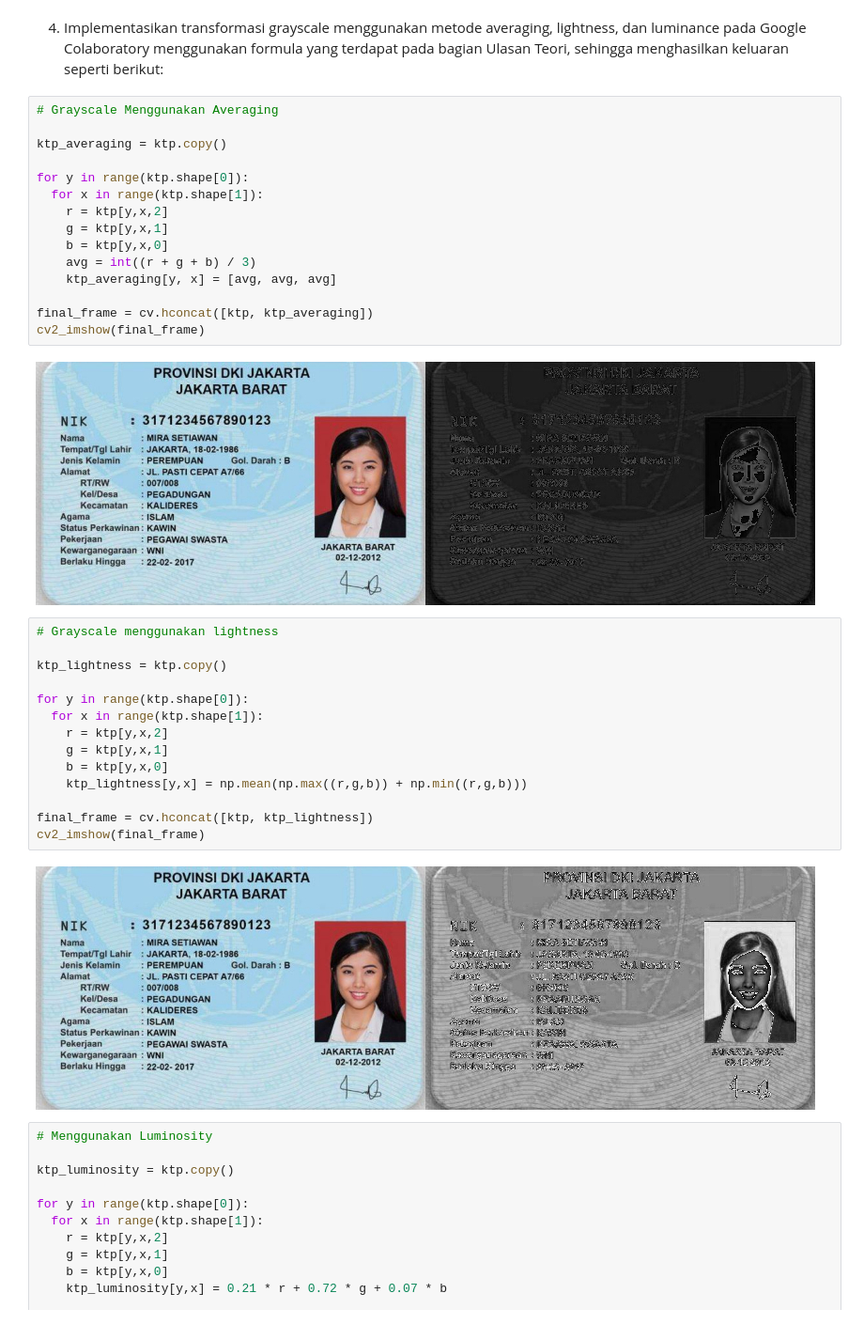
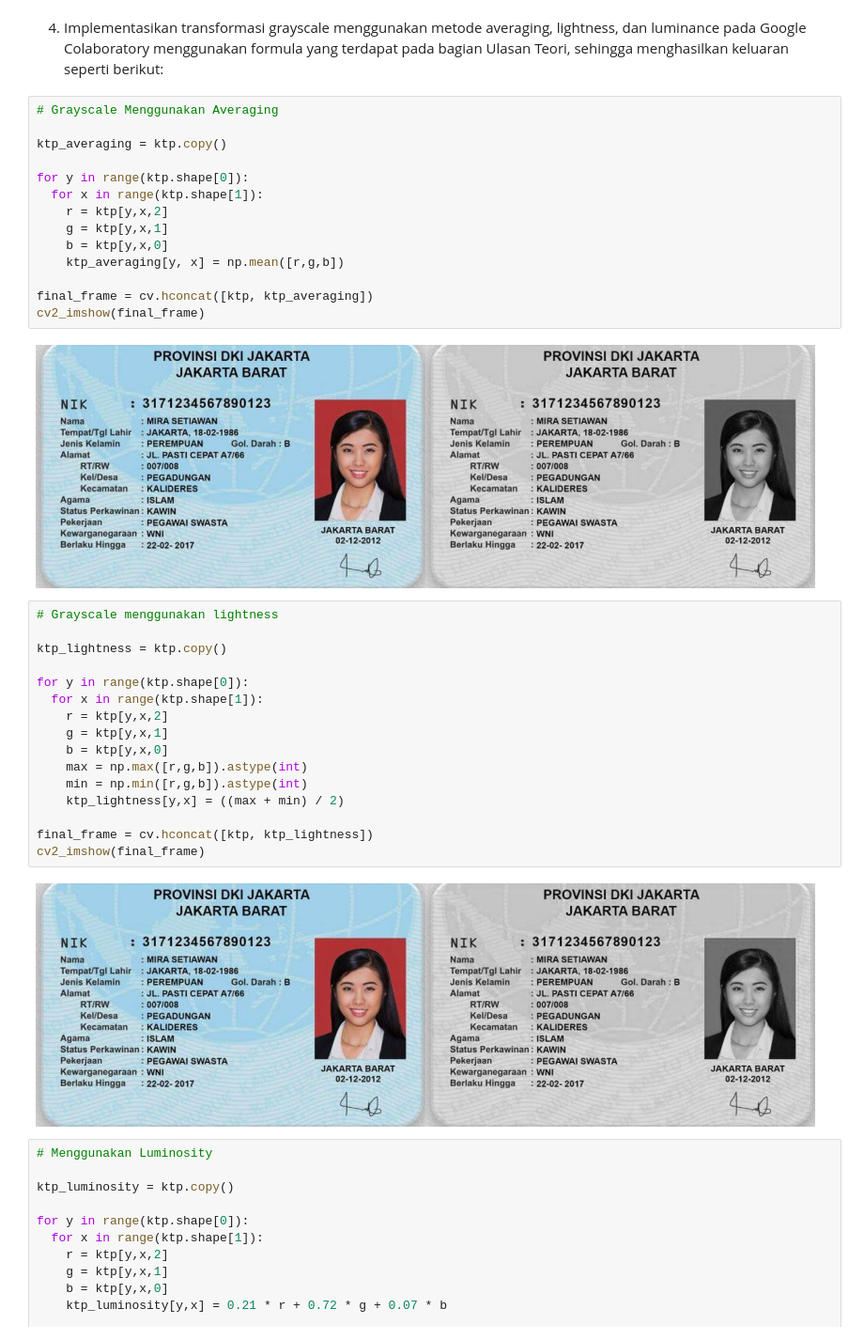
Before and after one commit to edoaurahman/PCVK, a Jupyter notebook: Week3.ipynb, the cells around one changed output. Shown at 94% size. Cells and saved outputs as stored; diff of their text form.

```diff
--- a/Week3.ipynb
+++ b/Week3.ipynb
@@ -123,20 +123,19 @@ bagian Ulasan Teori, sehingga menghasilkan keluaran seperti berikut:
 # %%
 # Grayscale Menggunakan Averaging
 
 ktp_averaging = ktp.copy()
 
 for y in range(ktp.shape[0]):
   for x in range(ktp.shape[1]):
     r = ktp[y,x,2]
     g = ktp[y,x,1]
     b = ktp[y,x,0]
-    avg = int((r + g + b) / 3)
-    ktp_averaging[y, x] = [avg, avg, avg]
+    ktp_averaging[y, x] = np.mean([r,g,b])
 
 final_frame = cv.hconcat([ktp, ktp_averaging])
 cv2_imshow(final_frame)
 # %% [output]
-[figure, old version]
+[figure, new version]
 # %%
 # Grayscale menggunakan lightness
 
@@ -147,12 +146,14 @@ for y in range(ktp.shape[0]):
     r = ktp[y,x,2]
     g = ktp[y,x,1]
     b = ktp[y,x,0]
-    ktp_lightness[y,x] = np.mean(np.max((r,g,b)) + np.min((r,g,b)))
+    max = np.max([r,g,b]).astype(int)
+    min = np.min([r,g,b]).astype(int)
+    ktp_lightness[y,x] = ((max + min) / 2)
 
 final_frame = cv.hconcat([ktp, ktp_lightness])
 cv2_imshow(final_frame)
 # %% [output]
-[figure, old version]
+[figure, new version]
 # %%
 # Menggunakan Luminosity
 
```
